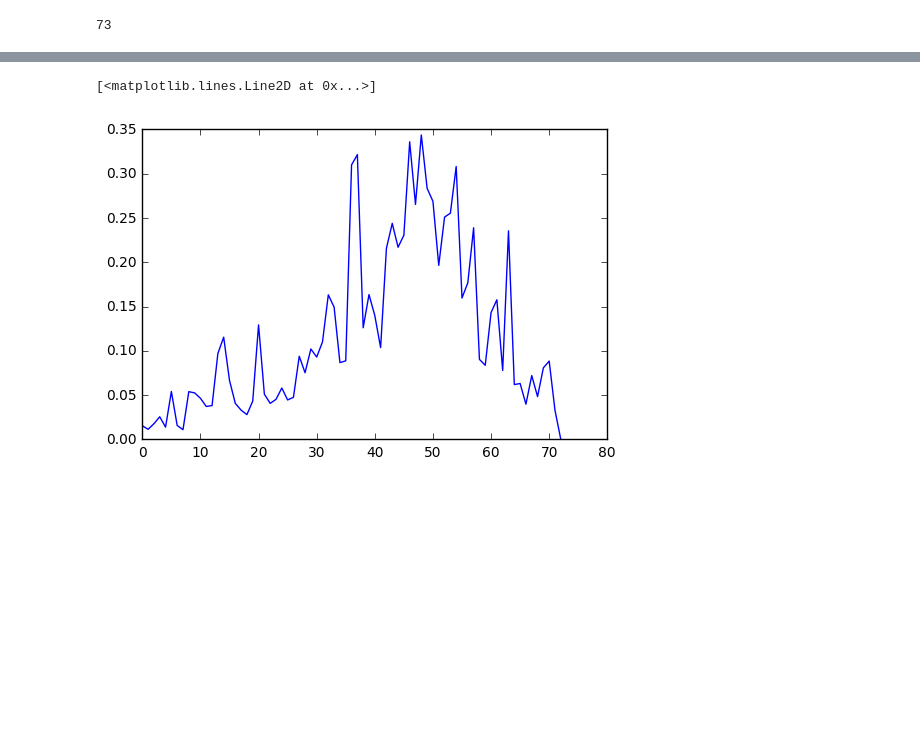
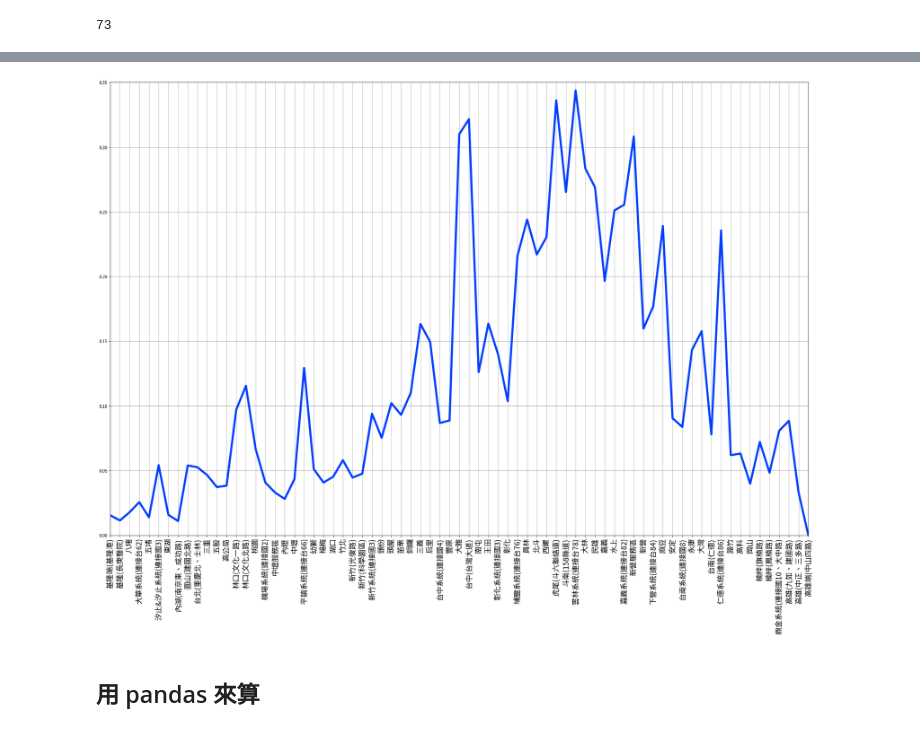
Before and after one commit to tjwei/ETC_math, a Jupyter notebook: 07-Visualization.ipynb, the cells around one changed output, grey strips where cells are left out. Drawn from its saved outputs; the diff is of its cells as text; code cells hidden in the pictures; blank space fills up the shorter version.

```diff
--- a/07-Visualization.ipynb
+++ b/07-Visualization.ipynb
@@ -351,5 +240,15 @@ plt.plot(speeding_statistics.sum(axis=1)/(total_statistics.sum(axis=1)+0.00001)
-# %%
-plt.plot(speeding_statistics.sum(axis=0)/(total_statistics.sum(axis=0)+0.00001) )
-# %% [output]
-[<matplotlib.lines.Line2D at 0x...>]
-[figure, removed]
+# %%
+matplotlib.style.use('seaborn-deep')
+# %%
+plt.figure(figsize=(30,20))
+plt.plot(speeding_statistics.sum(axis=0)/(total_statistics.sum(axis=0)+0.00001),
+        linewidth=5);
+plt.xticks(range(73), [node_data['交流道(起)'][S01F_list[i]] for i in range(73)],
+          rotation=90, fontsize=18);
+plt.grid(True);
+plt.xlim(0,72);
+plt.ylim(0, 0.35);
+# %% [output]
+[figure, added]
+# %% [markdown]
+## 用 pandas 來算
```
Also changed, not shown: parts of 31 cells of this notebook.
